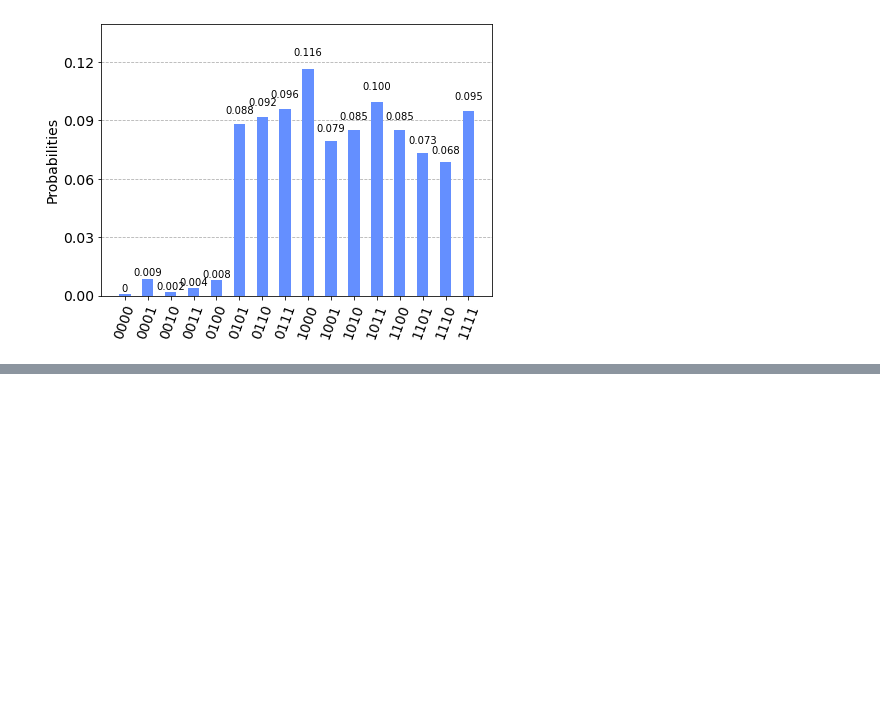
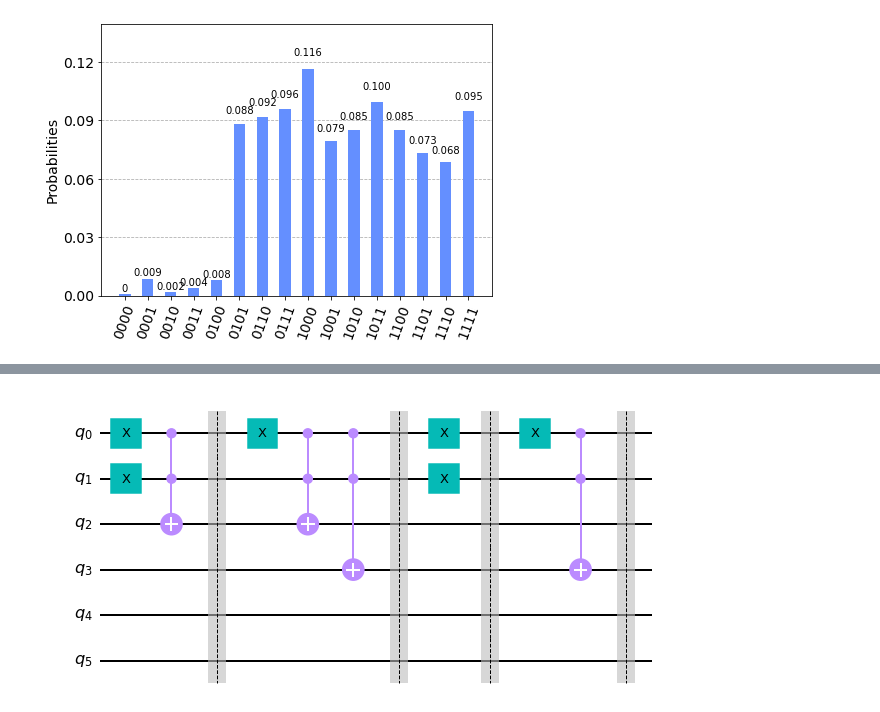
Before and after one commit to CodyNing/QuantumShortestPath, a Jupyter notebook: main.ipynb, the cells around one changed output, grey strips where cells are left out. Cells and saved outputs as stored; diff of their text form; code cells hidden in the pictures; blank space fills up the shorter version.

Commit message:
qram

```diff
--- a/main.ipynb
+++ b/main.ipynb
@@ -82,0 +129,3 @@ running iter: 113
+# %%
+nums = [11, 15, 10, 7, 9, 14, 10, 5]
+durrHoyerQram(nums)
@@ -123,0 +212,5 @@ ic.draw('mpl')
+# %%
+nums = [1, 3, 0, 2]
+QramCircuit(nums, 4).draw('mpl')
+# %% [output]
+[figure, added]
```
Also changed, not shown: parts of 15 cells of this notebook.
